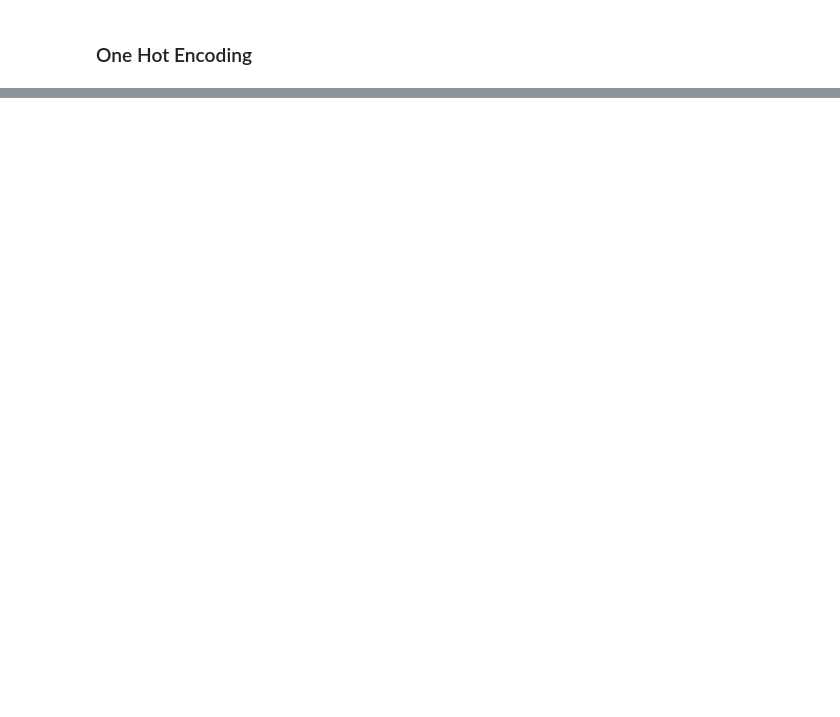
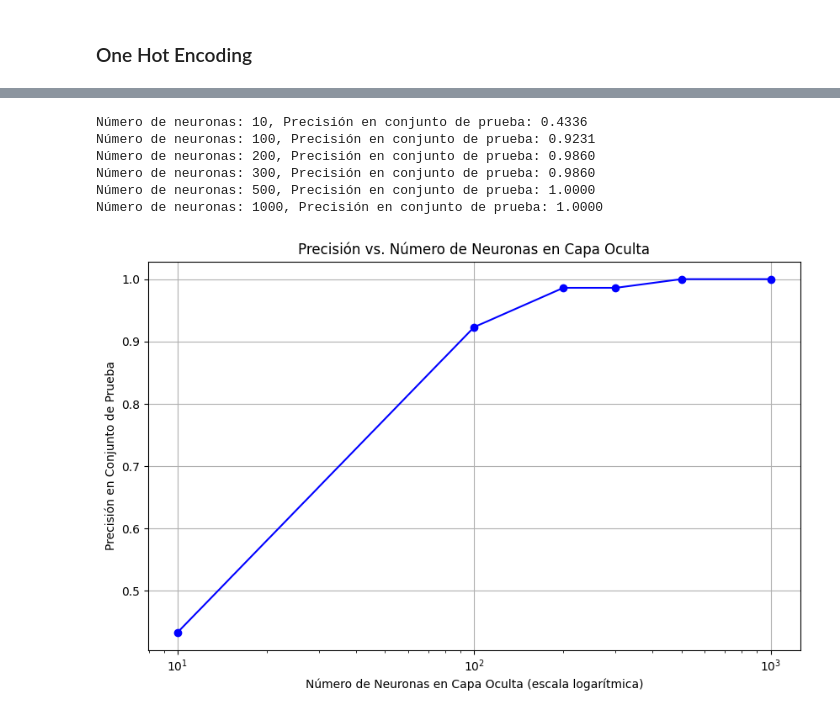
Before and after one commit to halejandro1987/Proyecto_Final_Statistical_L2, a Jupyter notebook: Proyecto FInal/Proyectofinal-p1.ipynb, the cells around one changed output, grey strips where cells are left out. Cells and saved outputs as stored; diff of their text form; code cells hidden in the pictures; blank space fills up the shorter version.

```diff
--- a/Proyecto FInal/Proyectofinal-p1.ipynb
+++ b/Proyecto FInal/Proyectofinal-p1.ipynb
@@ -745,0 +918,64 @@ print(df_encoded)
+# %%
+X = df_encoded.drop("Price_in_quetzales", axis=1)  # Features
+y = df_encoded["Price_in_quetzales"]  # Target
+
+# Dividir en rangos (etiquetas)
+bins = [-np.inf, 100, 200, 300, 400, np.inf]
+labels = [0, 1, 2, 3, 4]
+y = pd.cut(y, bins=bins, labels=labels)
+
+# Dividir los datos en conjuntos de entrenamiento y prueba
+X_train, X_test, y_train, y_test = train_test_split(X, y, test_size=0.7, random_state=42)
+
+# Escalar las características
+scaler = StandardScaler()
+X_train_scaled = scaler.fit_transform(X_train)
+X_test_scaled = scaler.transform(X_test)
+
+
+results = []
+num_neurons_list = []
+accuracy_list = []
+
+# Realizamos pruebas variando el número de neuronas por capa
+for num_neurons in [10, 100, 200, 300, 500, 1000]:
+    model = keras.Sequential()
+
+    # Agregar una capa oculta al modelo con el número de neuronas actual
+    model.add(keras.layers.Dense(num_neurons, activation='relu', input_shape=(X_train_scaled.shape[1],)))
+
+    model.add(keras.layers.Dense(10, activation='softmax'))
+
+    model.compile(optimizer='adam',
+                  loss='sparse_categorical_crossentropy',
+                  metrics=['accuracy'])
+
+    model.fit(X_train_scaled, y_train, epochs=10, batch_size=30, validation_split=0.3, verbose=0)
+
+    # Evaluar el modelo en el conjunto de prueba
+    test_loss, test_accuracy = model.evaluate(X_test_scaled, y_test, verbose=0)
+
+    results.append((num_neurons, test_accuracy))
+    num_neurons_list.append(num_neurons)
+    accuracy_list.append(test_accuracy)
+
+# Mostrar resultados
+for num_neurons, accuracy in results:
+    print(f"Número de neuronas: {num_neurons}, Precisión en conjunto de prueba: {accuracy:.4f}")
+
+# Graficamos la precisión en función del número de neuronas
+plt.figure(figsize=(10, 6))
+plt.semilogx(num_neurons_list, accuracy_list, marker='o', linestyle='-', color='b')
+plt.title('Precisión vs. Número de Neuronas en Capa Oculta')
+plt.xlabel('Número de Neuronas en Capa Oculta (escala logarítmica)')
+plt.ylabel('Precisión en Conjunto de Prueba')
+plt.grid(True)
+plt.show()
+# %% [output]
+Número de neuronas: 10, Precisión en conjunto de prueba: 0.4336
+Número de neuronas: 100, Precisión en conjunto de prueba: 0.9231
+Número de neuronas: 200, Precisión en conjunto de prueba: 0.9860
+Número de neuronas: 300, Precisión en conjunto de prueba: 0.9860
+Número de neuronas: 500, Precisión en conjunto de prueba: 1.0000
+Número de neuronas: 1000, Precisión en conjunto de prueba: 1.0000
+[figure, added]
```
Also changed, not shown: parts of 15 cells of this notebook.
